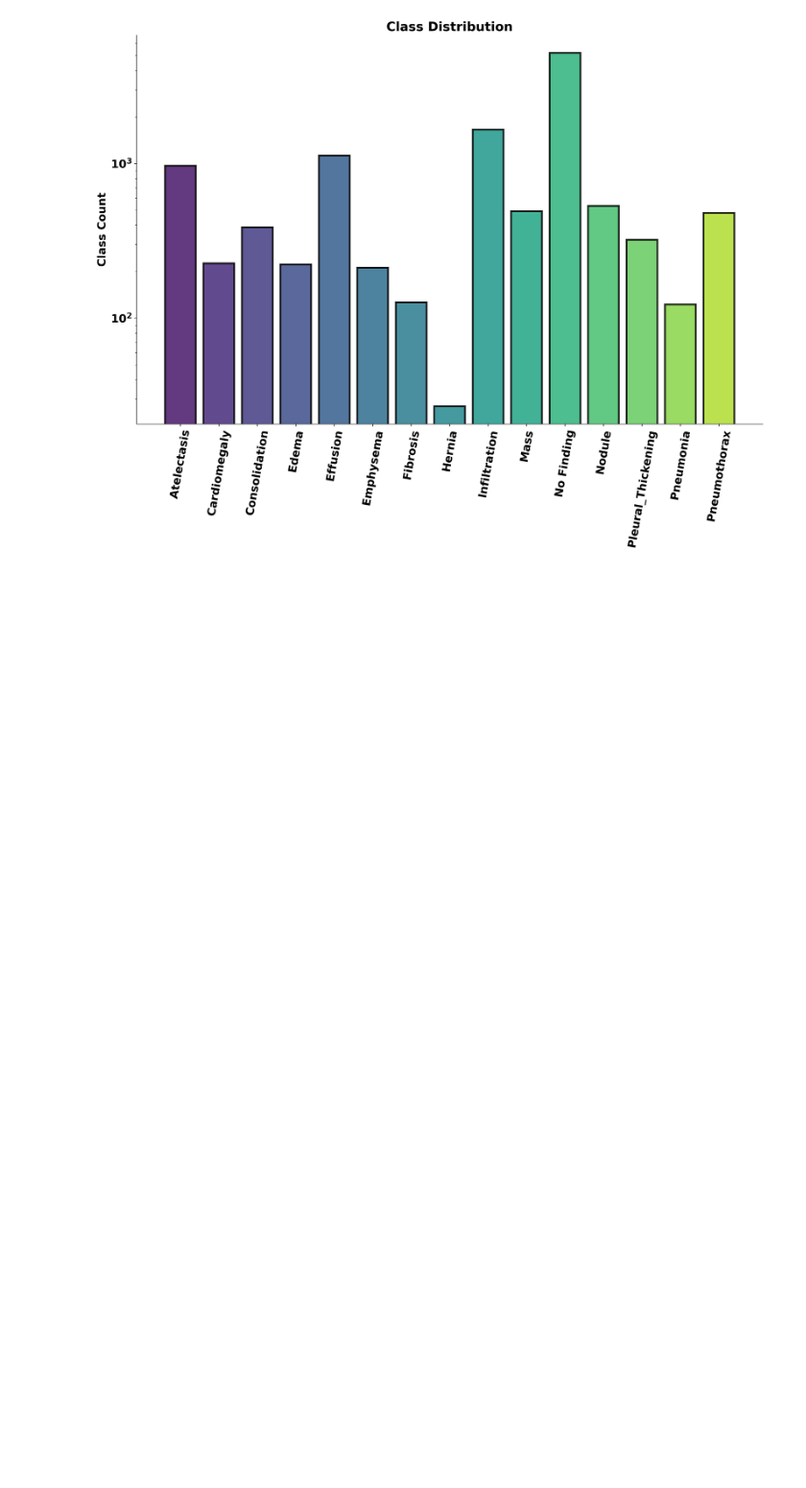
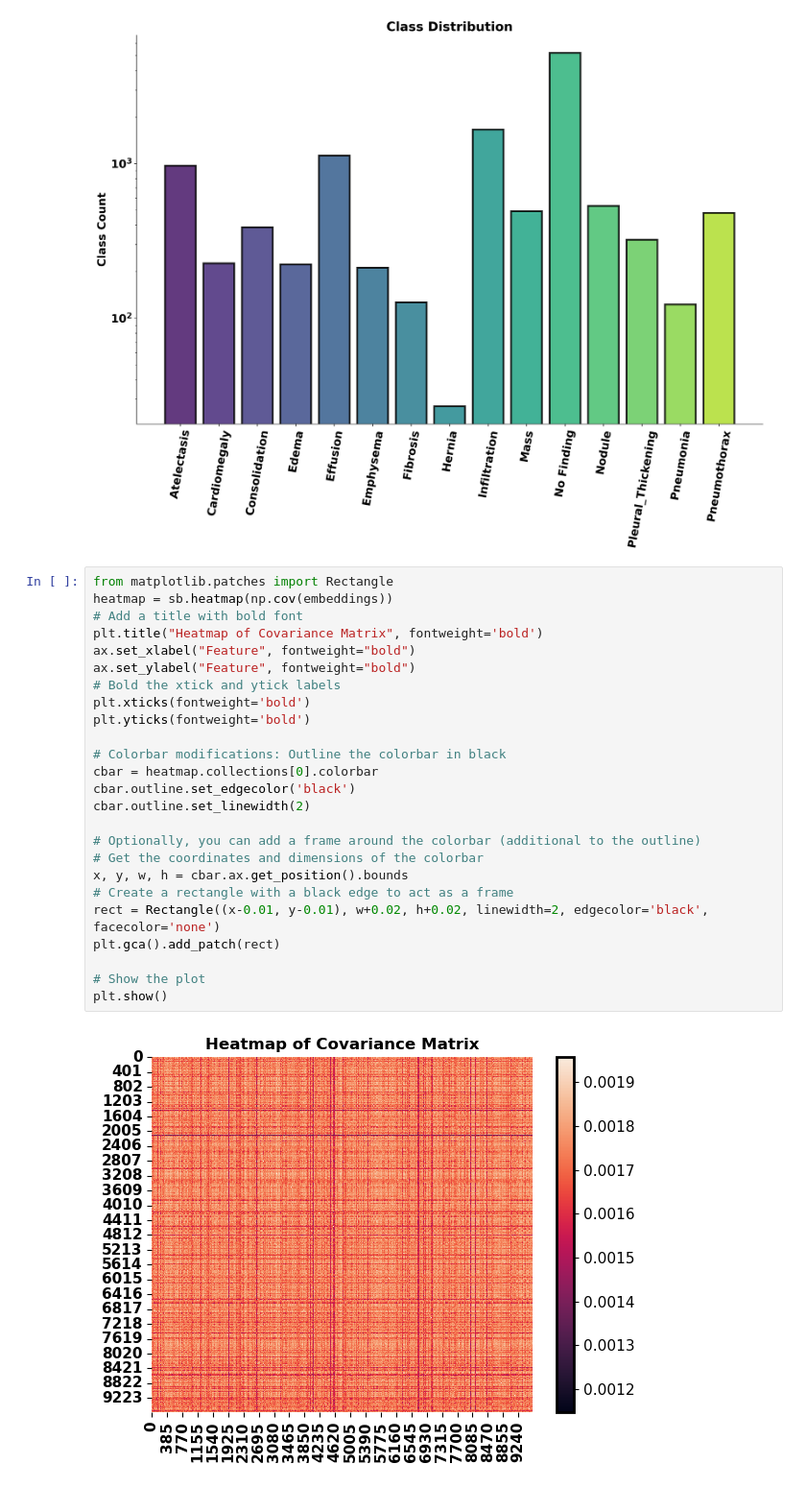
Before and after one commit to katztyler01/LungClass, a Jupyter notebook: init.ipynb, the cells around one changed output. Shown at 96% size. Drawn from its saved outputs; the diff is of its cells as text; blank space fills up the shorter version.

```diff
--- a/init.ipynb
+++ b/init.ipynb
@@ -253,3 +257,30 @@ plt.savefig('class_distribution.png', dpi=300)  # dpi is a way to control the re
 plt.show()
 # %% [output]
 [figure]
+# %%
+from matplotlib.patches import Rectangle
+heatmap = sb.heatmap(np.cov(embeddings))
+# Add a title with bold font
+plt.title("Heatmap of Covariance Matrix", fontweight='bold')
+ax.set_xlabel("Feature", fontweight="bold")
+ax.set_ylabel("Feature", fontweight="bold")
+# Bold the xtick and ytick labels
+plt.xticks(fontweight='bold')
+plt.yticks(fontweight='bold')
+
+# Colorbar modifications: Outline the colorbar in black
+cbar = heatmap.collections[0].colorbar
+cbar.outline.set_edgecolor('black')
+cbar.outline.set_linewidth(2)
+
+# Optionally, you can add a frame around the colorbar (additional to the outline)
+# Get the coordinates and dimensions of the colorbar
+x, y, w, h = cbar.ax.get_position().bounds
+# Create a rectangle with a black edge to act as a frame
+rect = Rectangle((x-0.01, y-0.01), w+0.02, h+0.02, linewidth=2, edgecolor='black', facecolor='none')
+plt.gca().add_patch(rect)
+
+# Show the plot
+plt.show()
+# %% [output]
+[figure, added]
```
Also changed, not shown: parts of 1 cell of this notebook.
